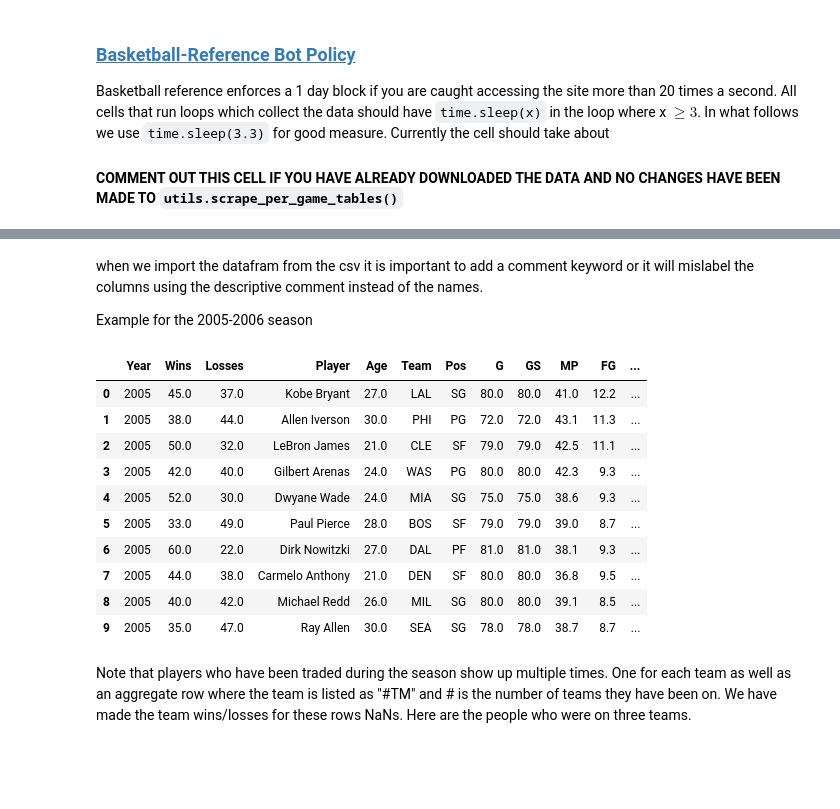
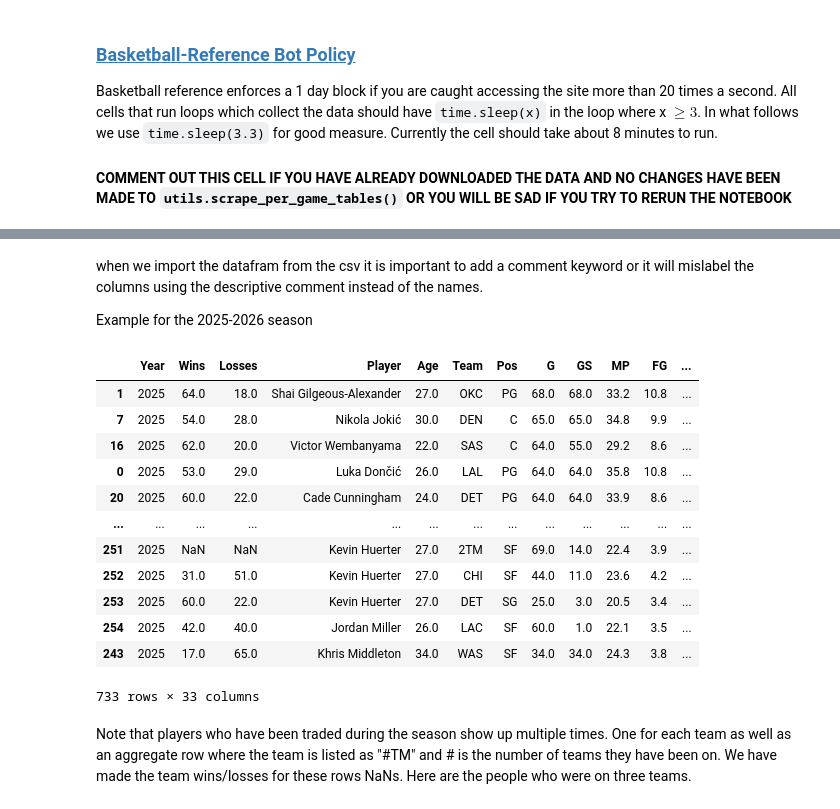
Before and after one commit to Erdos-Projects/fall-2026-nba-mvp-prediction, a Jupyter notebook: data_collection/player_data_collection.ipynb, the cells around one changed output, grey strips where cells are left out. Saved outputs shown, nothing was run; the diff lists cells and outputs as text; code cells hidden in the pictures; blank space fills up the shorter version.

```diff
--- a/data_collection/player_data_collection.ipynb
+++ b/data_collection/player_data_collection.ipynb
@@ -24,9 +24,9 @@ import utils
 # %% [markdown]
 ### [Basketball-Reference Bot Policy](https://www.sports-reference.com/bot-traffic.html)
 
-Basketball reference enforces a 1 day block if you are caught accessing the site more than 20 times a second.  All cells that run loops which collect the data should have `time.sleep(x)` in the loop where x $\geq3$.  In what follows we use `time.sleep(3.3)` for good measure.  Currently the cell should take about
+Basketball reference enforces a 1 day block if you are caught accessing the site more than 20 times a second.  All cells that run loops which collect the data should have `time.sleep(x)` in the loop where x $\geq3$.  In what follows we use `time.sleep(3.3)` for good measure.  Currently the cell should take about 8 minutes to run.
 
-#### COMMENT OUT THIS CELL IF YOU HAVE ALREADY DOWNLOADED THE DATA AND NO CHANGES HAVE BEEN MADE TO `utils.scrape_per_game_tables()`
+#### COMMENT OUT THIS CELL IF YOU HAVE ALREADY DOWNLOADED THE DATA AND NO CHANGES HAVE BEEN MADE TO `utils.scrape_per_game_tables()` OR YOU WILL BE SAD IF YOU TRY TO RERUN THE NOTEBOOK
 # %%
 utils.scrape_per_game_tables(START_YEAR,END_YEAR)
 # %% [output]
@@ -50,5 +50,5 @@ Adding MVP vote share...
 # %% [markdown]
 when we import the datafram from the csv it is important to add a comment keyword or it will mislabel the columns using the descriptive comment instead of the names.
 
-Example for the 2005-2006 season
+Example for the 2025-2026 season
 # %%
@@ -56,18 +56,20 @@ season = '2005-2006'
 df = pd.read_csv(str(ROOT)+f'/data/{season}_season/per_game_stats_{season}.csv',encoding='utf-8',comment='#')
 # %%
-df.head(10)
+df.sort_values('MVP', ascending=False)
 # %% [output]
 |  | Year | Wins | Losses | Player | Age | Team | Pos | G | GS | MP | FG | ... |
-| 0 | 2005 | 45.0 | 37.0 | Kobe Bryant | 27.0 | LAL | SG | 80.0 | 80.0 | 41.0 | 12.2 | ... |
-| 1 | 2005 | 38.0 | 44.0 | Allen Iverson | 30.0 | PHI | PG | 72.0 | 72.0 | 43.1 | 11.3 | ... |
-| 2 | 2005 | 50.0 | 32.0 | LeBron James | 21.0 | CLE | SF | 79.0 | 79.0 | 42.5 | 11.1 | ... |
-| 3 | 2005 | 42.0 | 40.0 | Gilbert Arenas | 24.0 | WAS | PG | 80.0 | 80.0 | 42.3 | 9.3 | ... |
-| 4 | 2005 | 52.0 | 30.0 | Dwyane Wade | 24.0 | MIA | SG | 75.0 | 75.0 | 38.6 | 9.3 | ... |
-| 5 | 2005 | 33.0 | 49.0 | Paul Pierce | 28.0 | BOS | SF | 79.0 | 79.0 | 39.0 | 8.7 | ... |
-| 6 | 2005 | 60.0 | 22.0 | Dirk Nowitzki | 27.0 | DAL | PF | 81.0 | 81.0 | 38.1 | 9.3 | ... |
-| 7 | 2005 | 44.0 | 38.0 | Carmelo Anthony | 21.0 | DEN | SF | 80.0 | 80.0 | 36.8 | 9.5 | ... |
-| 8 | 2005 | 40.0 | 42.0 | Michael Redd | 26.0 | MIL | SG | 80.0 | 80.0 | 39.1 | 8.5 | ... |
-| 9 | 2005 | 35.0 | 47.0 | Ray Allen | 30.0 | SEA | SG | 78.0 | 78.0 | 38.7 | 8.7 | ... |
+| 1 | 2025 | 64.0 | 18.0 | Shai Gilgeous-Alexander | 27.0 | OKC | PG | 68.0 | 68.0 | 33.2 | 10.8 | ... |
+| 7 | 2025 | 54.0 | 28.0 | Nikola Jokić | 30.0 | DEN | C | 65.0 | 65.0 | 34.8 | 9.9 | ... |
+| 16 | 2025 | 62.0 | 20.0 | Victor Wembanyama | 22.0 | SAS | C | 64.0 | 55.0 | 29.2 | 8.6 | ... |
+| 0 | 2025 | 53.0 | 29.0 | Luka Dončić | 26.0 | LAL | PG | 64.0 | 64.0 | 35.8 | 10.8 | ... |
+| 20 | 2025 | 60.0 | 22.0 | Cade Cunningham | 24.0 | DET | PG | 64.0 | 64.0 | 33.9 | 8.6 | ... |
+| ... | ... | ... | ... | ... | ... | ... | ... | ... | ... | ... | ... | ... |
+| 251 | 2025 | NaN | NaN | Kevin Huerter | 27.0 | 2TM | SF | 69.0 | 14.0 | 22.4 | 3.9 | ... |
+| 252 | 2025 | 31.0 | 51.0 | Kevin Huerter | 27.0 | CHI | SF | 44.0 | 11.0 | 23.6 | 4.2 | ... |
+| 253 | 2025 | 60.0 | 22.0 | Kevin Huerter | 27.0 | DET | SG | 25.0 | 3.0 | 20.5 | 3.4 | ... |
+| 254 | 2025 | 42.0 | 40.0 | Jordan Miller | 26.0 | LAC | SF | 60.0 | 1.0 | 22.1 | 3.5 | ... |
+| 243 | 2025 | 17.0 | 65.0 | Khris Middleton | 34.0 | WAS | SF | 34.0 | 34.0 | 24.3 | 3.8 | ... |
+733 rows × 33 columns
 # %% [markdown]
 Note that players who have been traded during the season show up multiple times.  One for each team as well as an aggregate row where the team is listed as "#TM" and # is the number of teams they have been on. We have made the team wins/losses for these rows NaNs.  Here are the people who were on three teams.
 # %%
```
Also changed, not shown: parts of 3 cells of this notebook.
